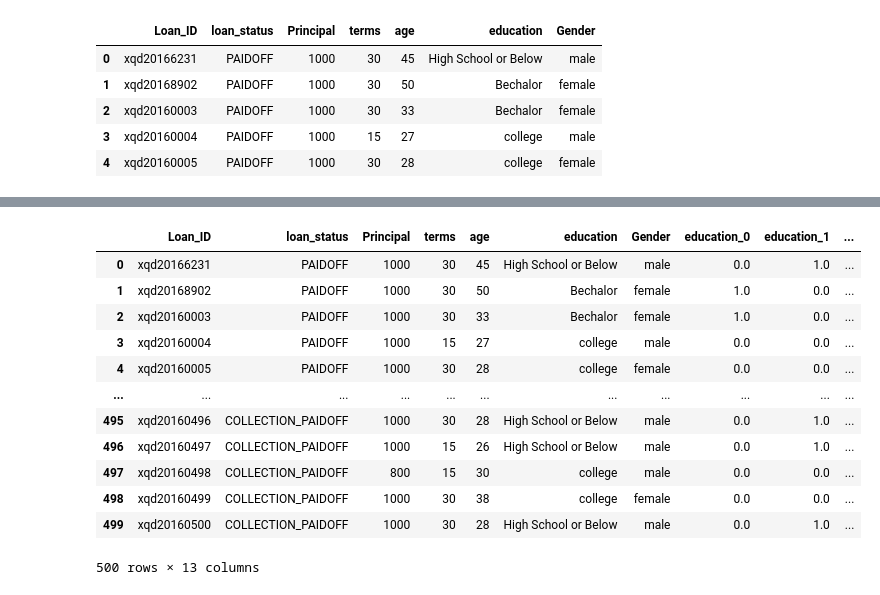
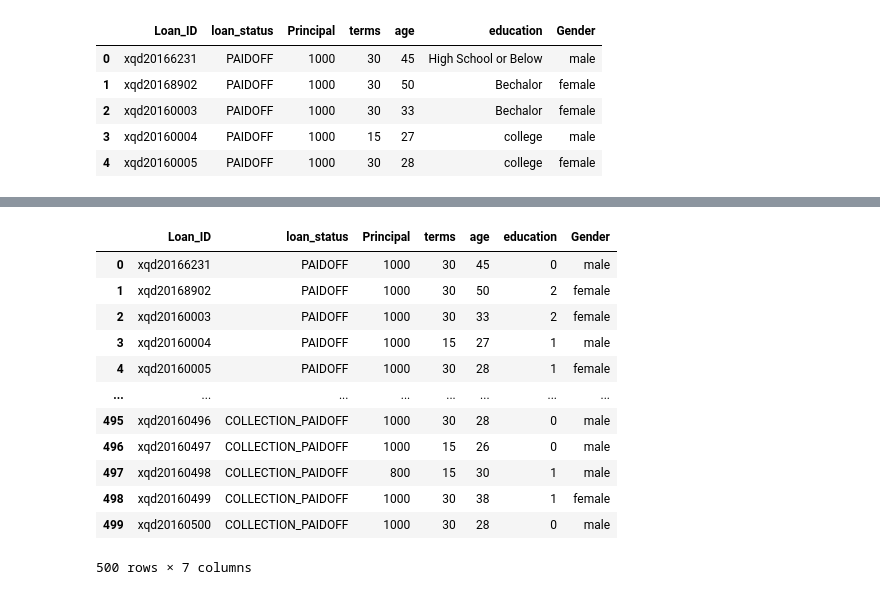
Before and after one commit to soeun727/AI-Project-Corona, a Jupyter notebook: Loan_Data_Classification_Preprocessing_v2.ipynb, the cells around one changed output, grey strips where cells are left out. Cells and saved outputs as stored; diff of their text form; code cells hidden in the pictures.

```diff
--- a/Loan_Data_Classification_Preprocessing_v2.ipynb
+++ b/Loan_Data_Classification_Preprocessing_v2.ipynb
@@ -23,12 +23,3 @@ df.head()
 | 2 | xqd20160003 | PAIDOFF | 1000 | 30 | 33 | Bechalor | female |
 | 3 | xqd20160004 | PAIDOFF | 1000 | 15 | 27 | college | male |
 | 4 | xqd20160005 | PAIDOFF | 1000 | 30 | 28 | college | female |
-# %%
-from sklearn.preprocessing import OneHotEncoder
-
-oh_encoder = OneHotEncoder(sparse=False) # sparse 매개변수가 없다면 oh_df.toarray()를 해야함
-oh_df = oh_encoder.fit_transform(np.array(df['education']).reshape(-1,1)) # 인코딩 하기 전에 2차원 데이터로 변환
-
-onehot_df = pd.DataFrame(oh_df, columns = ["education_"+str(int(i)) for i in range(oh_df.shape[1])])
-df = pd.concat([df, onehot_df], axis=1)
-df
@@ -49,23 +26,17 @@ df
-# %%
-from sklearn.preprocessing import OneHotEncoder
-
-oh_encoder = OneHotEncoder(sparse=False) # sparse 매개변수가 없다면 oh_df.toarray()를 해야함
-oh_df = oh_encoder.fit_transform(np.array(df['Gender']).reshape(-1,1)) # 인코딩 하기 전에 2차원 데이터로 변환
-
-onehot_df = pd.DataFrame(oh_df, columns = ["Gender_"+str(int(i)) for i in range(oh_df.shape[1])])
-df = pd.concat([df, onehot_df], axis=1)
-df
-# %% [output]
-|  | Loan_ID | loan_status | Principal | terms | age | education | Gender | education_0 | education_1 | ... |
-| 0 | xqd20166231 | PAIDOFF | 1000 | 30 | 45 | High School or Below | male | 0.0 | 1.0 | ... |
-| 1 | xqd20168902 | PAIDOFF | 1000 | 30 | 50 | Bechalor | female | 1.0 | 0.0 | ... |
-| 2 | xqd20160003 | PAIDOFF | 1000 | 30 | 33 | Bechalor | female | 1.0 | 0.0 | ... |
-| 3 | xqd20160004 | PAIDOFF | 1000 | 15 | 27 | college | male | 0.0 | 0.0 | ... |
-| 4 | xqd20160005 | PAIDOFF | 1000 | 30 | 28 | college | female | 0.0 | 0.0 | ... |
-| ... | ... | ... | ... | ... | ... | ... | ... | ... | ... | ... |
-| 495 | xqd20160496 | COLLECTION_PAIDOFF | 1000 | 30 | 28 | High School or Below | male | 0.0 | 1.0 | ... |
-| 496 | xqd20160497 | COLLECTION_PAIDOFF | 1000 | 15 | 26 | High School or Below | male | 0.0 | 1.0 | ... |
-| 497 | xqd20160498 | COLLECTION_PAIDOFF | 800 | 15 | 30 | college | male | 0.0 | 0.0 | ... |
-| 498 | xqd20160499 | COLLECTION_PAIDOFF | 1000 | 30 | 38 | college | female | 0.0 | 0.0 | ... |
-| 499 | xqd20160500 | COLLECTION_PAIDOFF | 1000 | 30 | 28 | High School or Below | male | 0.0 | 1.0 | ... |
-500 rows × 13 columns
+# %%
+df["education"]= df["education"].replace(['High School or Below', 'college', 'Bechalor', 'Master or Above'],["0","1","2","3"])
+df
+# %% [output]
+|  | Loan_ID | loan_status | Principal | terms | age | education | Gender |
+| 0 | xqd20166231 | PAIDOFF | 1000 | 30 | 45 | 0 | male |
+| 1 | xqd20168902 | PAIDOFF | 1000 | 30 | 50 | 2 | female |
+| 2 | xqd20160003 | PAIDOFF | 1000 | 30 | 33 | 2 | female |
+| 3 | xqd20160004 | PAIDOFF | 1000 | 15 | 27 | 1 | male |
+| 4 | xqd20160005 | PAIDOFF | 1000 | 30 | 28 | 1 | female |
+| ... | ... | ... | ... | ... | ... | ... | ... |
+| 495 | xqd20160496 | COLLECTION_PAIDOFF | 1000 | 30 | 28 | 0 | male |
+| 496 | xqd20160497 | COLLECTION_PAIDOFF | 1000 | 15 | 26 | 0 | male |
+| 497 | xqd20160498 | COLLECTION_PAIDOFF | 800 | 15 | 30 | 1 | male |
+| 498 | xqd20160499 | COLLECTION_PAIDOFF | 1000 | 30 | 38 | 1 | female |
+| 499 | xqd20160500 | COLLECTION_PAIDOFF | 1000 | 30 | 28 | 0 | male |
+500 rows × 7 columns
```
Also changed, not shown: parts of 14 cells of this notebook.
